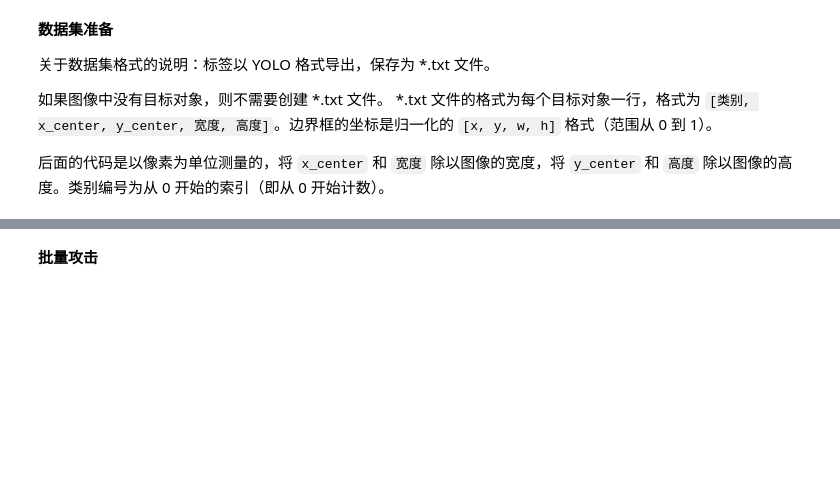
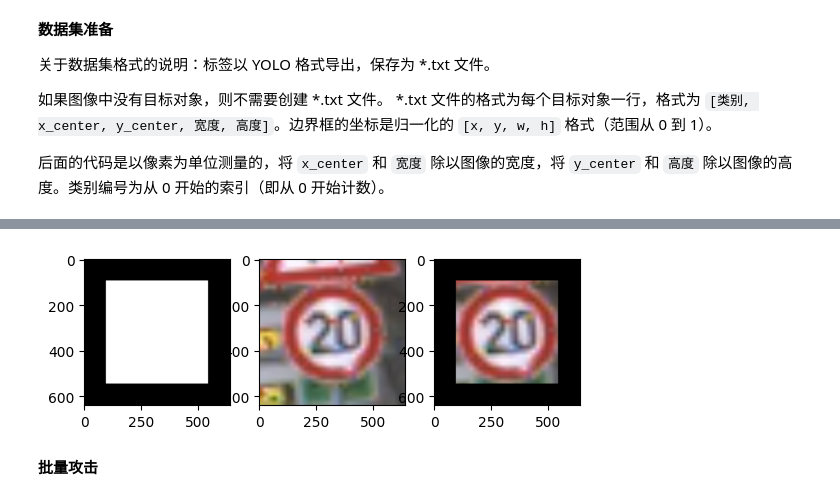
Before and after one commit to BlkMagicX/DyFilterAttack, a Jupyter notebook: mask_attack/yolov8-mask-attack.ipynb, the cells around one changed output, grey strips where cells are left out. Saved outputs shown, nothing was run; the diff lists cells and outputs as text; code cells hidden in the pictures; blank space fills up the shorter version.

```diff
--- a/mask_attack/yolov8-mask-attack.ipynb
+++ b/mask_attack/yolov8-mask-attack.ipynb
@@ -26,30 +81,32 @@ trainer.model.eval()
 # %%
-from mask_attack.utils.dataset import CustomDataset
+from utils.dataset import CustomDataset
 
-images_dir_path = "./datasets/gtsrb_origin/0/images"
-labels_dir_path = "./datasets/gtsrb_origin/0/labels"
+images_dir_path = "../datasets/gtsrb_origin/0/images"
+labels_dir_path = "../datasets/gtsrb_origin/0/labels"
 # Initialize dataset
 
 
 train_dataset = CustomDataset(images_dir_path = images_dir_path,
                               labels_dir_path = labels_dir_path,
                               image_width=640,
                               image_height=640)
 
 sample_data = train_dataset[0]
 
 import matplotlib.pyplot as plt
 
 plt.subplot(131)
 plt.imshow(sample_data["mask"][0, :, :], cmap='gray')
 # img.size()
 plt.subplot(132)
 masked_img = sample_data["image"]
 plt.imshow(masked_img.permute(1, 2, 0))
 plt.subplot(133)
 masked_img = sample_data["image"] * sample_data["mask"]
 plt.imshow(masked_img.permute(1, 2, 0))
 plt.show()
+# %% [output]
+[figure, added]
 # %% [markdown]
 **批量攻击**
 # %%
```
Also changed, not shown: parts of 17 cells of this notebook, 8 other files.
